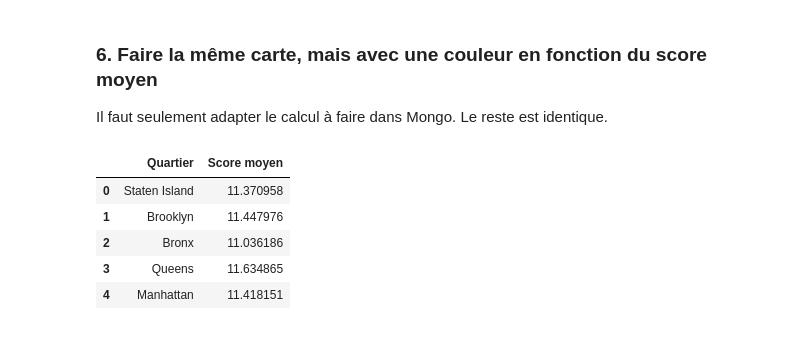
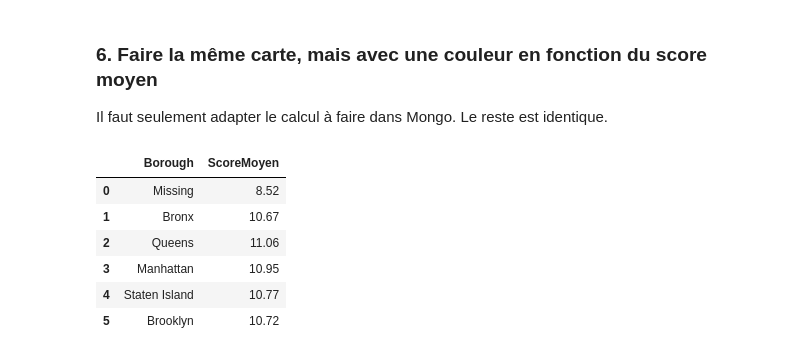
Before and after one commit to fxjollois/cours-2018-2019, a Jupyter notebook: m1-add-massives/seance4-correction.ipynb, the cells around one changed output. Drawn from its saved outputs; the diff is of its cells as text; code cells hidden in the pictures.

```diff
--- a/m1-add-massives/seance4-correction.ipynb
+++ b/m1-add-massives/seance4-correction.ipynb
@@ -175,20 +140,25 @@ carte5
 ### 6. Faire la même carte, mais avec une couleur en fonction du score moyen
 
 Il faut seulement adapter le calcul à faire dans Mongo. Le reste est identique.
-# %%
-res = db.aggregate([
-    { "$match": { "borough": { "$ne": "Missing" }}},
-    { "$unwind": "$grades" },
-    { "$group": { "_id": "$borough", "nb": { "$avg": "$grades.score" }}},
-    { "$project": { "Quartier": "$_id", "Score moyen": "$nb", "_id": 0}}
-])
-df = pandas.DataFrame(list(res))
-df
-# %% [output]
-|  | Quartier | Score moyen |
-| 0 | Staten Island | 11.370958 |
-| 1 | Brooklyn | 11.447976 |
-| 2 | Bronx | 11.036186 |
-| 3 | Queens | 11.634865 |
-| 4 | Manhattan | 11.418151 |
+# %%
+moy = {v:{"nb": 0, "sum": 0} for v in [g["properties"]["BoroName"] for g in geo["features"]] + ["Missing"]}
+for r in donnees:
+    if (r["grades"]):
+        moy[r["borough"]]["nb"] += 1
+        if (r["grades"][0]["score"] != None):
+            moy[r["borough"]]["sum"] += r["grades"][0]["score"]
+
+df = pandas.DataFrame({
+    "Borough": [v for v in moy],
+    "ScoreMoyen": [round(moy[v]["sum"] / moy[v]["nb"], 2) for v in moy]
+})
+df
+# %% [output]
+|  | Borough | ScoreMoyen |
+| 0 | Missing | 8.52 |
+| 1 | Bronx | 10.67 |
+| 2 | Queens | 11.06 |
+| 3 | Manhattan | 10.95 |
+| 4 | Staten Island | 10.77 |
+| 5 | Brooklyn | 10.72 |
 # %%
```
Also changed, not shown: parts of 27 cells of this notebook, 11 other files.
